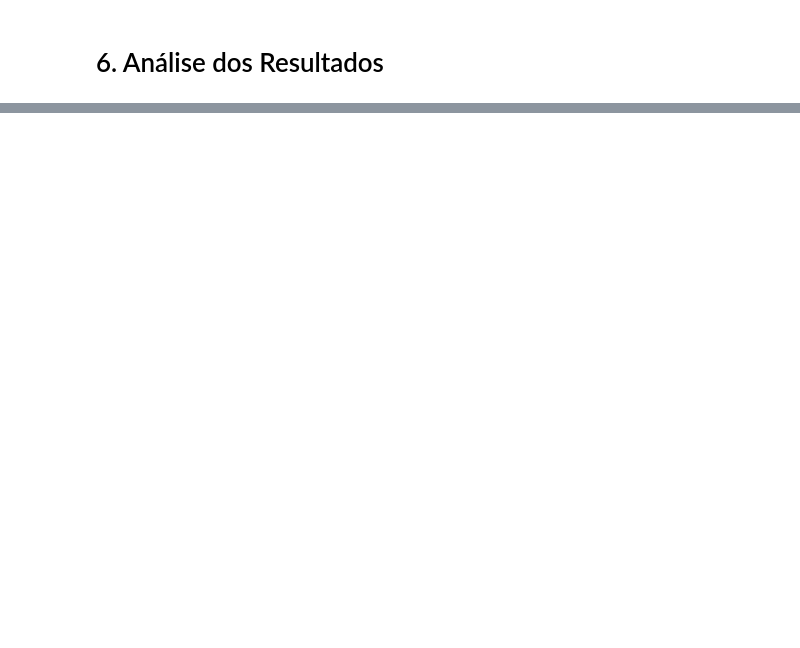
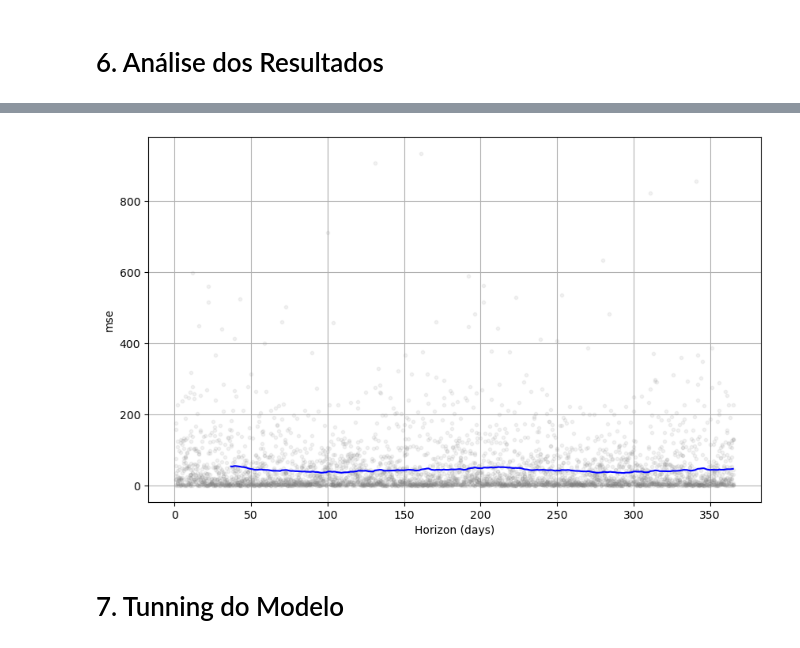
Before and after one commit to marcosmorais94/climate_forecast, a Jupyter notebook: climate_forecast_ml.ipynb, the cells around one changed output, grey strips where cells are left out. Saved outputs shown, nothing was run; the diff lists cells and outputs as text; code cells hidden in the pictures; blank space fills up the shorter version.

```diff
--- a/climate_forecast_ml.ipynb
+++ b/climate_forecast_ml.ipynb
@@ -225,0 +411,3 @@ https://www.dataquest.io/blog/tutorial-time-series-analysis-with-pandas/
+# %%
+# Prepara para Cross Validation no Prophet
+df_cv = cross_validation(m, initial='730 days', period='180 days', horizon = '365 days')
@@ -225,0 +452,6 @@ https://www.dataquest.io/blog/tutorial-time-series-analysis-with-pandas/
+# %%
+fig = plot_cross_validation_metric(df_cv, metric='mse')
+# %% [output]
+[figure, added]
+# %% [markdown]
+# 7. Tunning do Modelo
```
Also changed, not shown: parts of 31 cells of this notebook.
